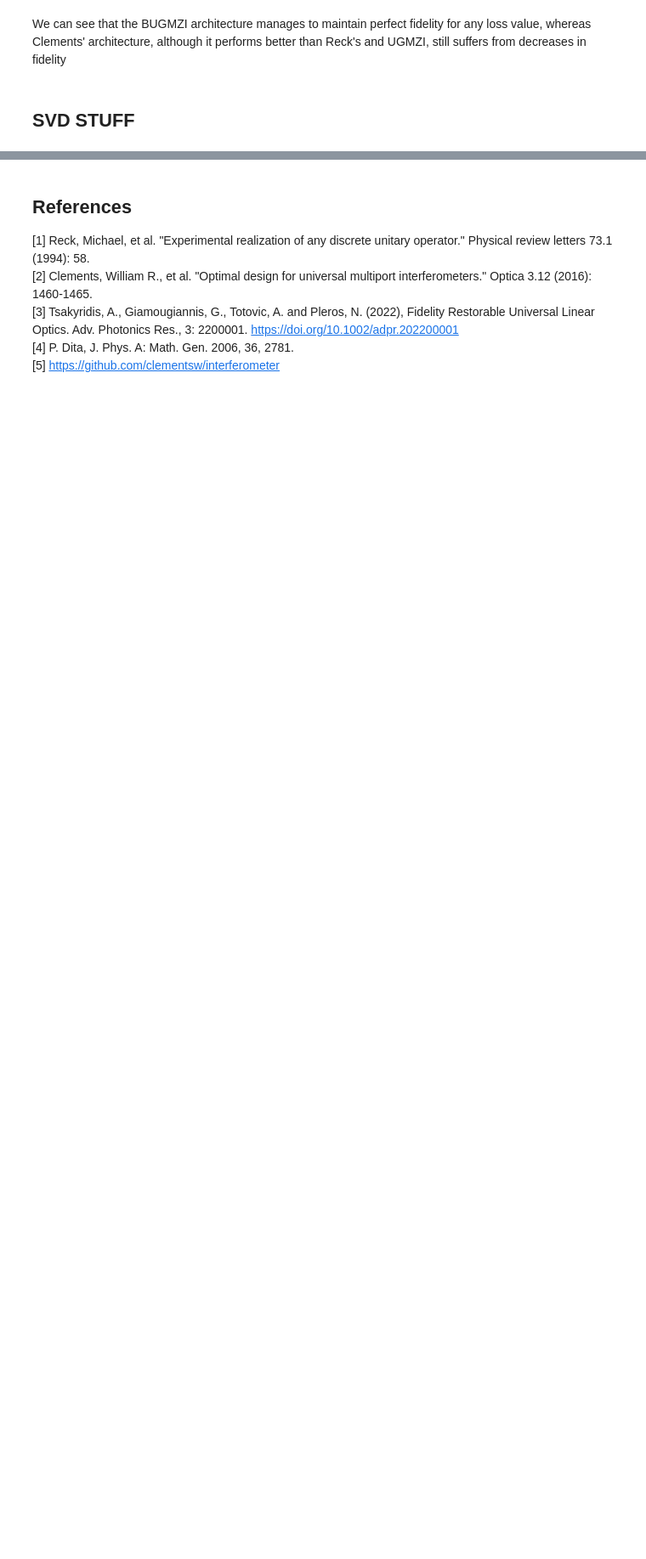
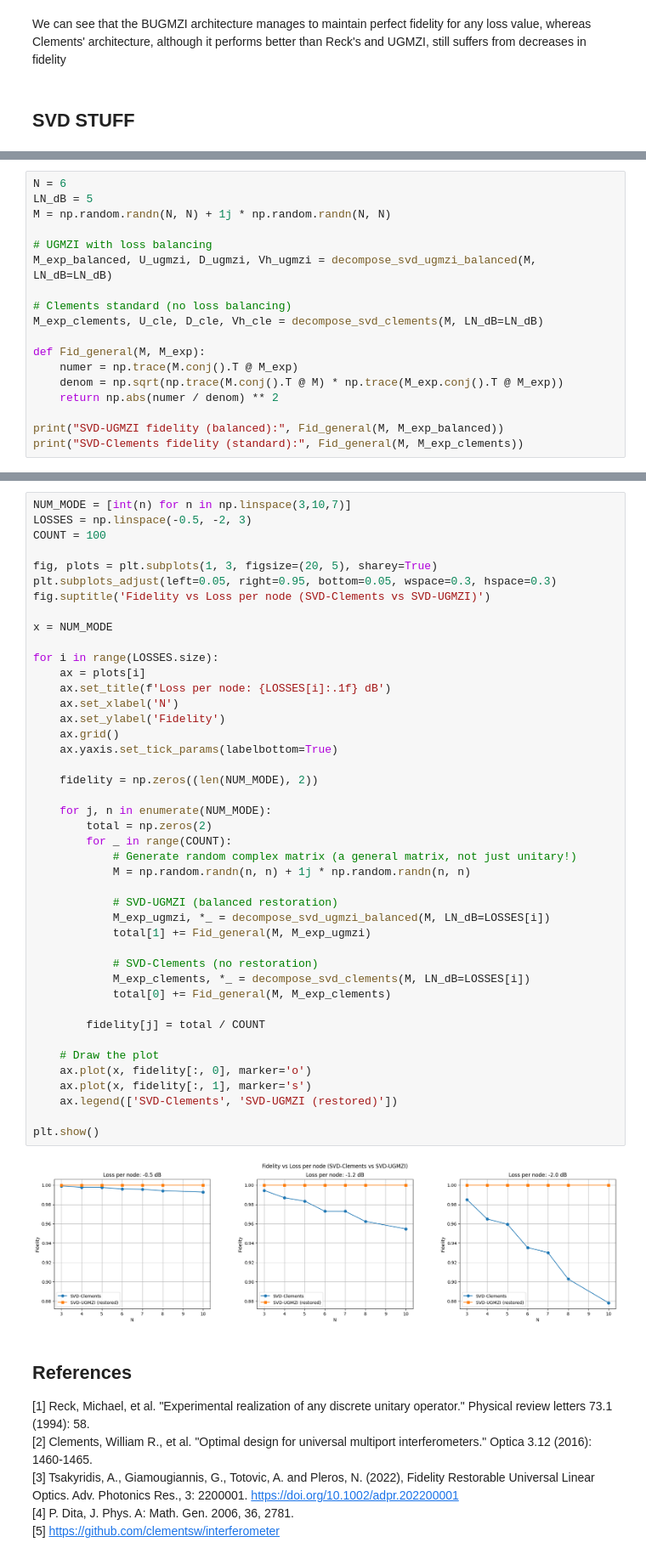
Before and after one commit to AndreaBarletta/Fidelity-Restoration, a Jupyter notebook: notebook.ipynb, the cells around one changed output, grey strips where cells are left out. Shown at 85% size. Drawn from its saved outputs; the diff is of its cells as text; blank space fills up the shorter version.

Commit message:
add the svd version for clement and UGMZI

```diff
--- a/notebook.ipynb
+++ b/notebook.ipynb
@@ -1079,0 +1137,18 @@ We can see that the BUGMZI architecture manages to maintain perfect fidelity for
+# %%
+N = 6
+LN_dB = 5
+M = np.random.randn(N, N) + 1j * np.random.randn(N, N)
+
+# UGMZI with loss balancing
+M_exp_balanced, U_ugmzi, D_ugmzi, Vh_ugmzi = decompose_svd_ugmzi_balanced(M, LN_dB=LN_dB)
+
+# Clements standard (no loss balancing)
+M_exp_clements, U_cle, D_cle, Vh_cle = decompose_svd_clements(M, LN_dB=LN_dB)
+
+def Fid_general(M, M_exp):
+    numer = np.trace(M.conj().T @ M_exp)
+    denom = np.sqrt(np.trace(M.conj().T @ M) * np.trace(M_exp.conj().T @ M_exp))
+    return np.abs(numer / denom) ** 2
+
+print("SVD-UGMZI fidelity (balanced):", Fid_general(M, M_exp_balanced))
+print("SVD-Clements fidelity (standard):", Fid_general(M, M_exp_clements))
@@ -1080,3 +1158,48 @@ We can see that the BUGMZI architecture manages to maintain perfect fidelity for
+# %%
+NUM_MODE = [int(n) for n in np.linspace(3,10,7)]
+LOSSES = np.linspace(-0.5, -2, 3)
+COUNT = 100
+
+fig, plots = plt.subplots(1, 3, figsize=(20, 5), sharey=True)
+plt.subplots_adjust(left=0.05, right=0.95, bottom=0.05, wspace=0.3, hspace=0.3)
+fig.suptitle('Fidelity vs Loss per node (SVD-Clements vs SVD-UGMZI)')
+
+x = NUM_MODE
+
+for i in range(LOSSES.size):
+    ax = plots[i]
+    ax.set_title(f'Loss per node: {LOSSES[i]:.1f} dB')
+    ax.set_xlabel('N')
+    ax.set_ylabel('Fidelity')
+    ax.grid()
+    ax.yaxis.set_tick_params(labelbottom=True)
+
+    fidelity = np.zeros((len(NUM_MODE), 2))
+
+    for j, n in enumerate(NUM_MODE):
+        total = np.zeros(2)
+        for _ in range(COUNT):
+            # Generate random complex matrix (a general matrix, not just unitary!)
+            M = np.random.randn(n, n) + 1j * np.random.randn(n, n)
+
+            # SVD-UGMZI (balanced restoration)
+            M_exp_ugmzi, *_ = decompose_svd_ugmzi_balanced(M, LN_dB=LOSSES[i])
+            total[1] += Fid_general(M, M_exp_ugmzi)
+
+            # SVD-Clements (no restoration)
+            M_exp_clements, *_ = decompose_svd_clements(M, LN_dB=LOSSES[i])
+            total[0] += Fid_general(M, M_exp_clements)
+
+        fidelity[j] = total / COUNT
+
+    # Draw the plot
+    ax.plot(x, fidelity[:, 0], marker='o')
+    ax.plot(x, fidelity[:, 1], marker='s')
+    ax.legend(['SVD-Clements', 'SVD-UGMZI (restored)'])
+
+plt.show()
+# %% [output]
+[figure, added]
 # %% [markdown]
 ## References
 
```
Also changed, not shown: parts of 6 cells of this notebook.
